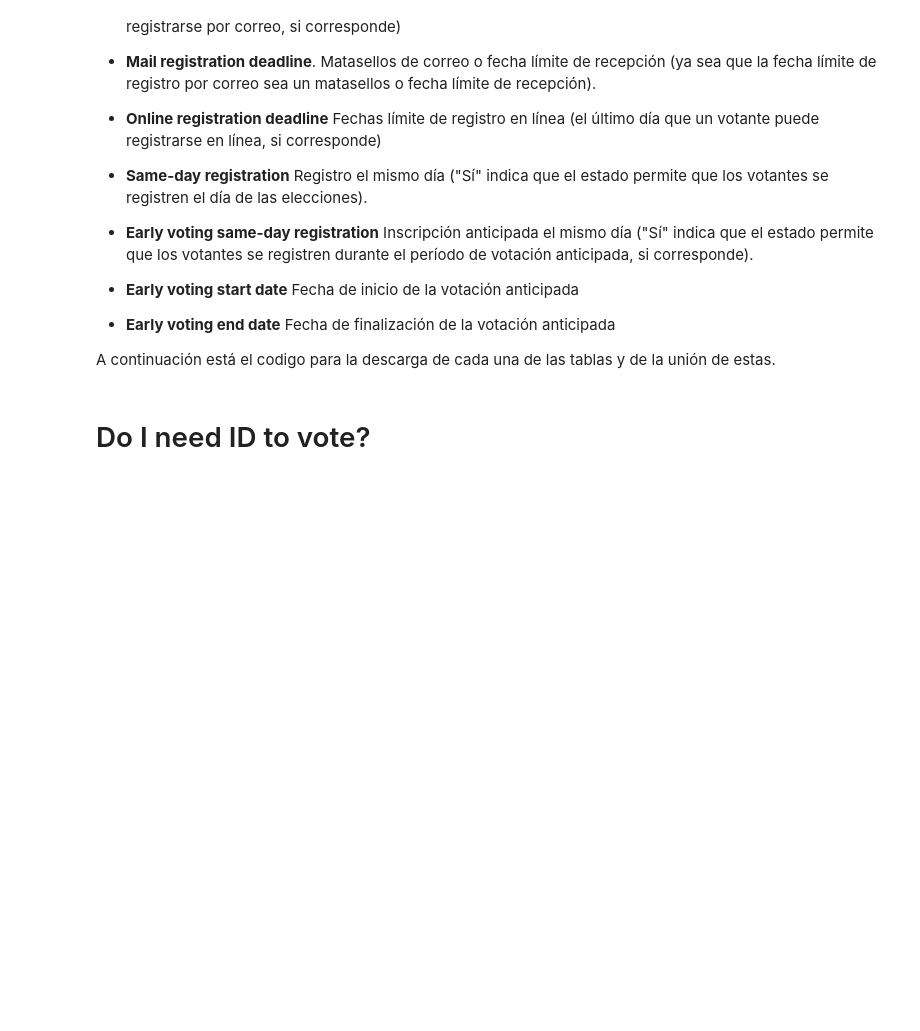
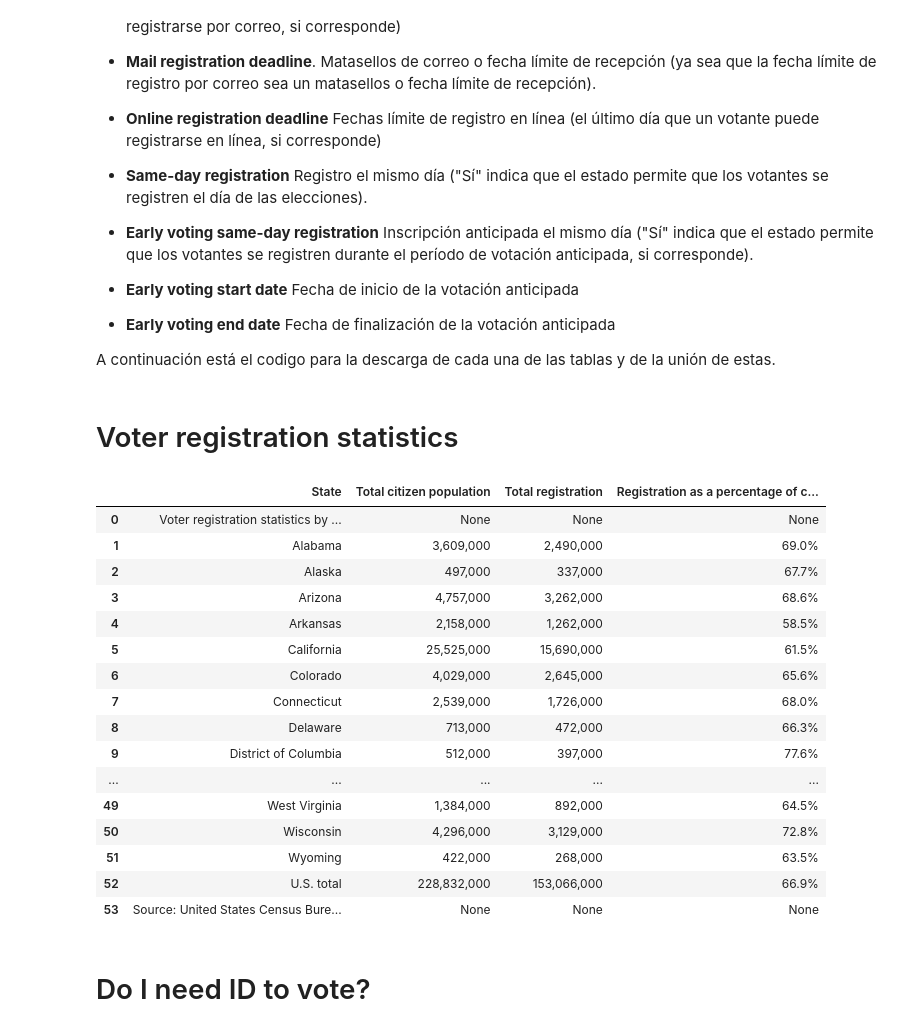
Before and after one commit to j-river1/Practica-1-de-Tipologia-y-ciclo-vida-datos, a Jupyter notebook: src/WebScrapping.ipynb, the cells around one changed output. Saved outputs shown, nothing was run; the diff lists cells and outputs as text; code cells hidden in the pictures; blank space fills up the shorter version.

```diff
--- a/src/WebScrapping.ipynb
+++ b/src/WebScrapping.ipynb
@@ -83,6 +88,54 @@ Este web scrapping tiene como objetivo descargar toda la información necesaria
 
 
 A continuación está el codigo para la descarga de cada una de las tablas y de la unión de estas.
+# %% [markdown]
+# Voter registration statistics
+# %%
+# Opens a website and read its
+# binary contents (HTTP Response Body)
+def url_get_contents(url):
+
+    # Opens a website and read its
+    # binary contents (HTTP Response Body)
+
+    #making request to the website
+    req = urllib.request.Request(url=url)
+    f = urllib.request.urlopen(req)
+
+    #reading contents of the website
+    return f.read()
+# %%
+xhtml = url_get_contents('https://ballotpedia.org/Voter_registration').decode('utf-8')
+
+# Defining the HTMLTableParser object
+p = HTMLTableParser()
+
+# feeding the html contents in the
+# HTMLTableParser object
+p.feed(xhtml)
+
+# Now finally obtaining the data of
+# the table required
+dfes = pd.DataFrame(p.tables[1], columns= p.tables[1].pop(1))
+dfes
+# %% [output]
+|  | State | Total citizen population | Total registration | Registration as a percentage of c... |
+| 0 | Voter registration statistics by ... | None | None | None |
+| 1 | Alabama | 3,609,000 | 2,490,000 | 69.0% |
+| 2 | Alaska | 497,000 | 337,000 | 67.7% |
+| 3 | Arizona | 4,757,000 | 3,262,000 | 68.6% |
+| 4 | Arkansas | 2,158,000 | 1,262,000 | 58.5% |
+| 5 | California | 25,525,000 | 15,690,000 | 61.5% |
+| 6 | Colorado | 4,029,000 | 2,645,000 | 65.6% |
+| 7 | Connecticut | 2,539,000 | 1,726,000 | 68.0% |
+| 8 | Delaware | 713,000 | 472,000 | 66.3% |
+| 9 | District of Columbia | 512,000 | 397,000 | 77.6% |
+| ... | ... | ... | ... | ... |
+| 49 | West Virginia | 1,384,000 | 892,000 | 64.5% |
+| 50 | Wisconsin | 4,296,000 | 3,129,000 | 72.8% |
+| 51 | Wyoming | 422,000 | 268,000 | 63.5% |
+| 52 | U.S. total | 228,832,000 | 153,066,000 | 66.9% |
+| 53 | Source: United States Census Bure... | None | None | None |
 # %% [markdown]
 # Do I need ID to vote?
 # %%
```
Also changed, not shown: parts of 19 cells of this notebook.
